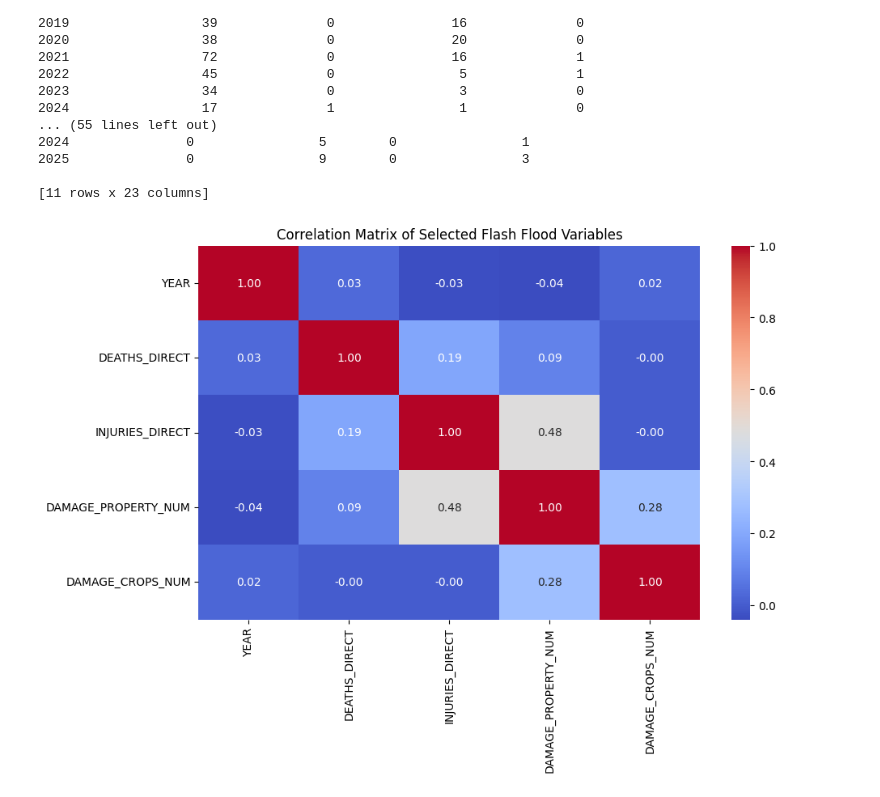
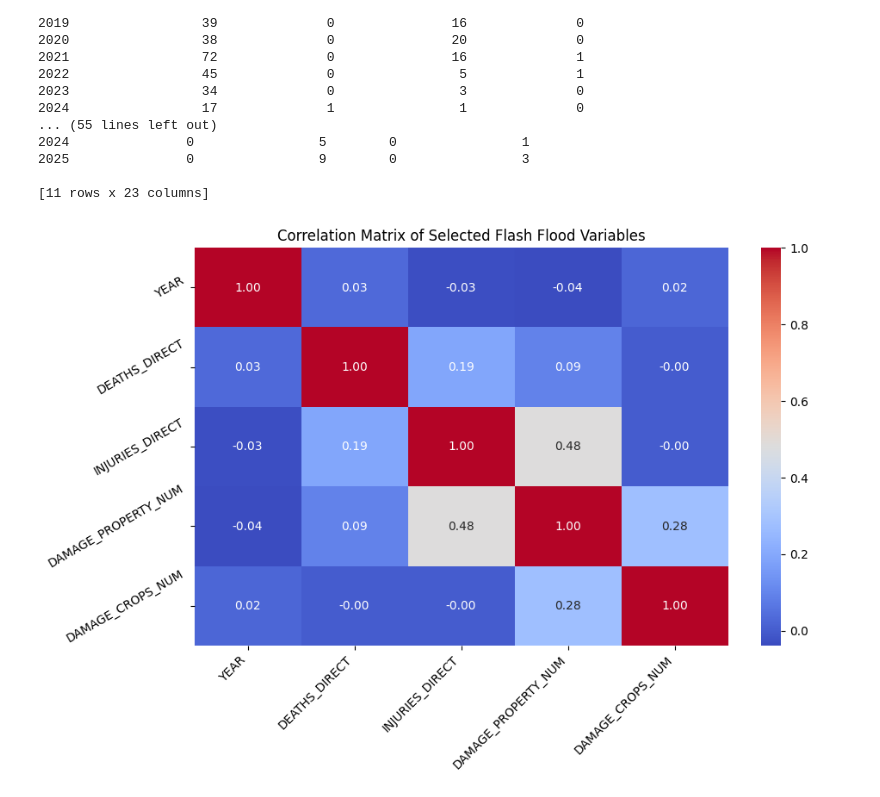
Before and after one commit to ashleyadehart/flash_floods_ky_2015_2025, a Jupyter notebook: flash_floods_ky_2015_2025.ipynb, the cells around one changed output. Cells and saved outputs as stored; diff of their text form; code cells hidden in the pictures.

Commit message:
Edited heatmap codes to make axis names more easily readable

```diff
--- a/flash_floods_ky_2015_2025.ipynb
+++ b/flash_floods_ky_2015_2025.ipynb
@@ -492,27 +490,31 @@ YEAR
 # %%
 # Create a heatmap that shows correlations between numerical variables
 cols = [
     "YEAR",
     "DEATHS_DIRECT",
     "INJURIES_DIRECT",
     "DAMAGE_PROPERTY_NUM",
     "DAMAGE_CROPS_NUM"
 ]
 
 corr_matrix = df[cols].corr()
 
 plt.figure(figsize=(10, 6))
+
 sns.heatmap(
     corr_matrix,
     annot=True,
     cmap="coolwarm",
     fmt=".2f"
 )
 
 plt.title("Correlation Matrix of Selected Flash Flood Variables")
+plt.xticks(rotation=45, ha="right")
+plt.yticks(rotation=30, va="center")
+
 plt.show()
 # %% [output]
-[figure, old version]
+[figure, new version]
 # %%
 # Create a heatmap that shows correlations between years and sources
 source_year = pd.crosstab(df["YEAR"], df["SOURCE"])
```
Also changed, not shown: parts of 3 cells of this notebook.
